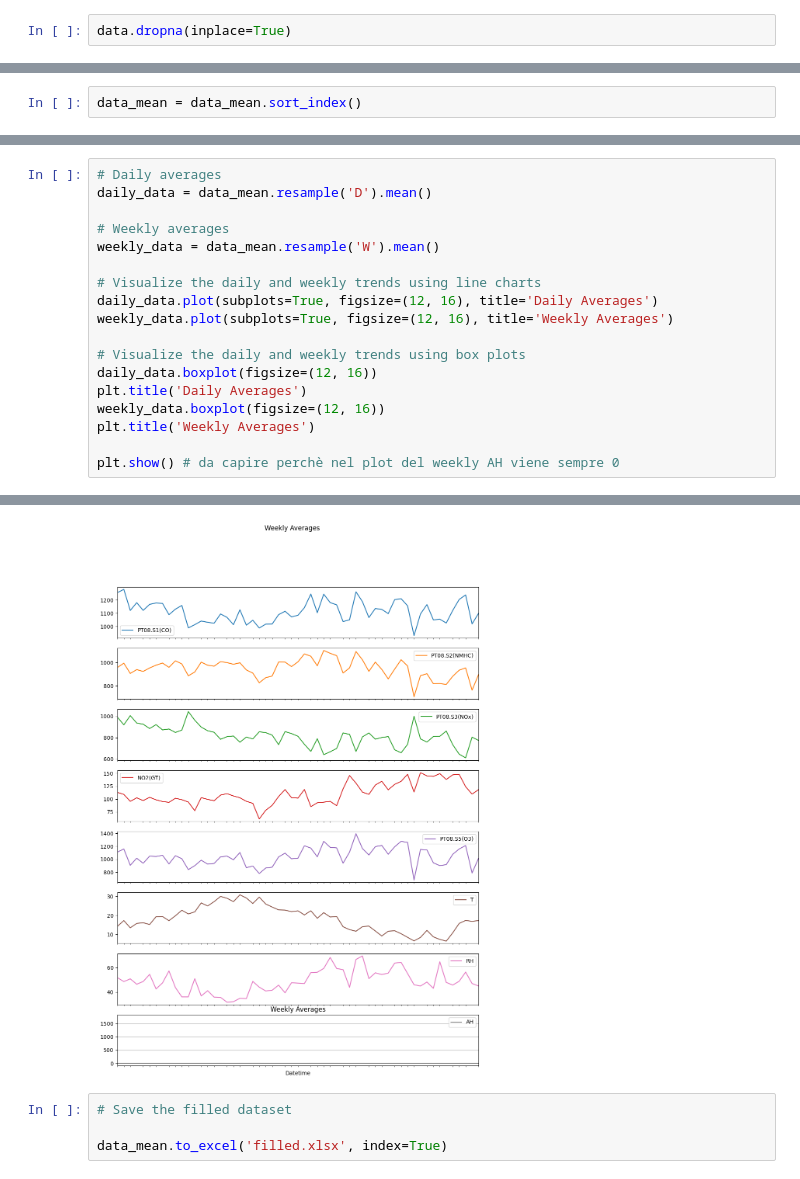
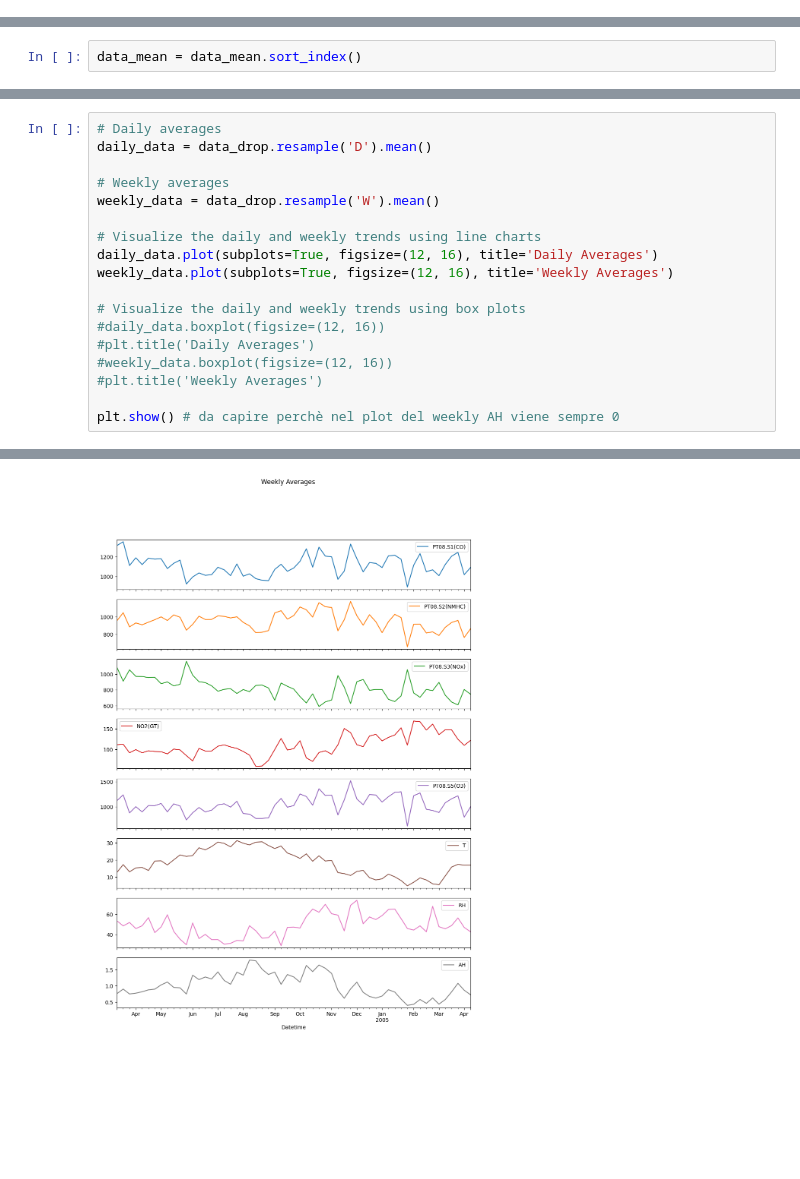
Before and after one commit to baroneleonardo/NO2-Virtual-Sensor, a Jupyter notebook: ML_project_dataexpl.ipynb, the cells around one changed output, grey strips where cells are left out. Drawn from its saved outputs; the diff is of its cells as text; blank space fills up the shorter version.

```diff
--- a/ML_project_dataexpl.ipynb
+++ b/ML_project_dataexpl.ipynb
@@ -135,5 +137,3 @@ Data columns (total 8 columns):
  7   AH             7393 non-null   float64
 dtypes: float64(8)
 memory usage: 542.5 KB
-# %%
-data.dropna(inplace=True)
@@ -358,19 +386,19 @@ plt.show()
 # %%
 # Daily averages
-daily_data = data_mean.resample('D').mean()
+daily_data = data_drop.resample('D').mean()
 
 # Weekly averages
-weekly_data = data_mean.resample('W').mean()
+weekly_data = data_drop.resample('W').mean()
 
 # Visualize the daily and weekly trends using line charts
 daily_data.plot(subplots=True, figsize=(12, 16), title='Daily Averages')
 weekly_data.plot(subplots=True, figsize=(12, 16), title='Weekly Averages')
 
 # Visualize the daily and weekly trends using box plots
-daily_data.boxplot(figsize=(12, 16))
-plt.title('Daily Averages')
-weekly_data.boxplot(figsize=(12, 16))
-plt.title('Weekly Averages')
+#daily_data.boxplot(figsize=(12, 16))
+#plt.title('Daily Averages')
+#weekly_data.boxplot(figsize=(12, 16))
+#plt.title('Weekly Averages')
 
 plt.show() # da capire perchè nel plot del weekly AH viene sempre 0
 # %% [output]
@@ -378,5 +406 @@ plt.show() # da capire perchè nel plot del weekly AH viene sempre 0
-[figure, old version]
+[figure, new version]
-# %%
-# Save the filled dataset
-
-data_mean.to_excel('filled.xlsx', index=True)
```
Also changed, not shown: parts of 28 cells of this notebook.
